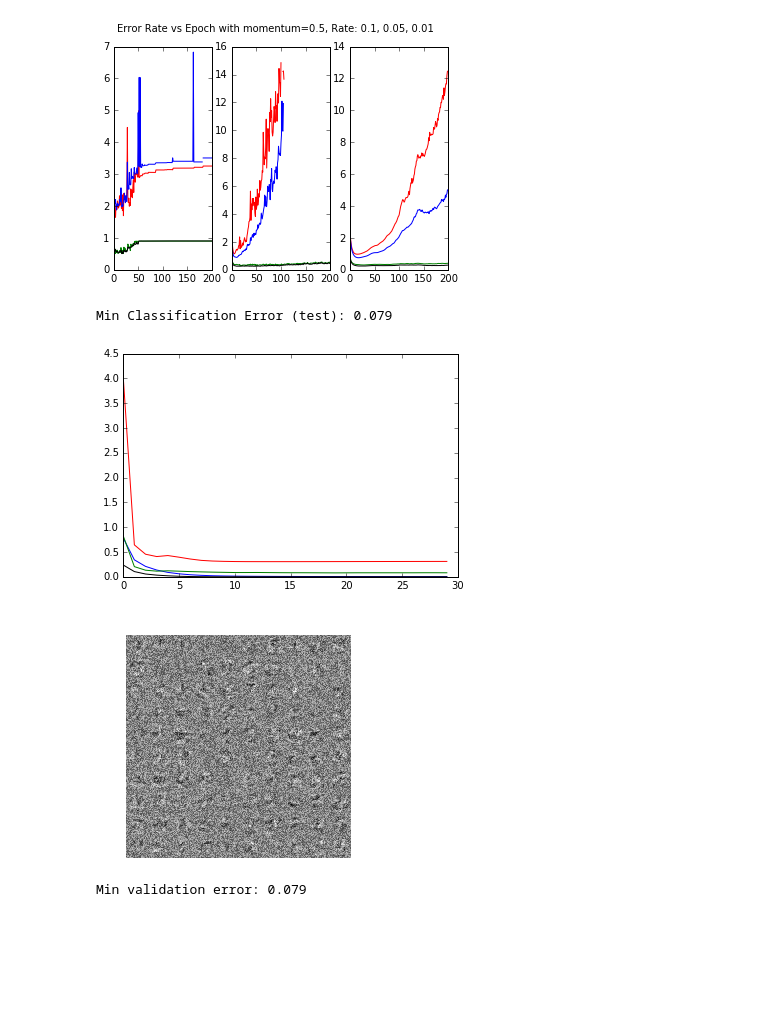
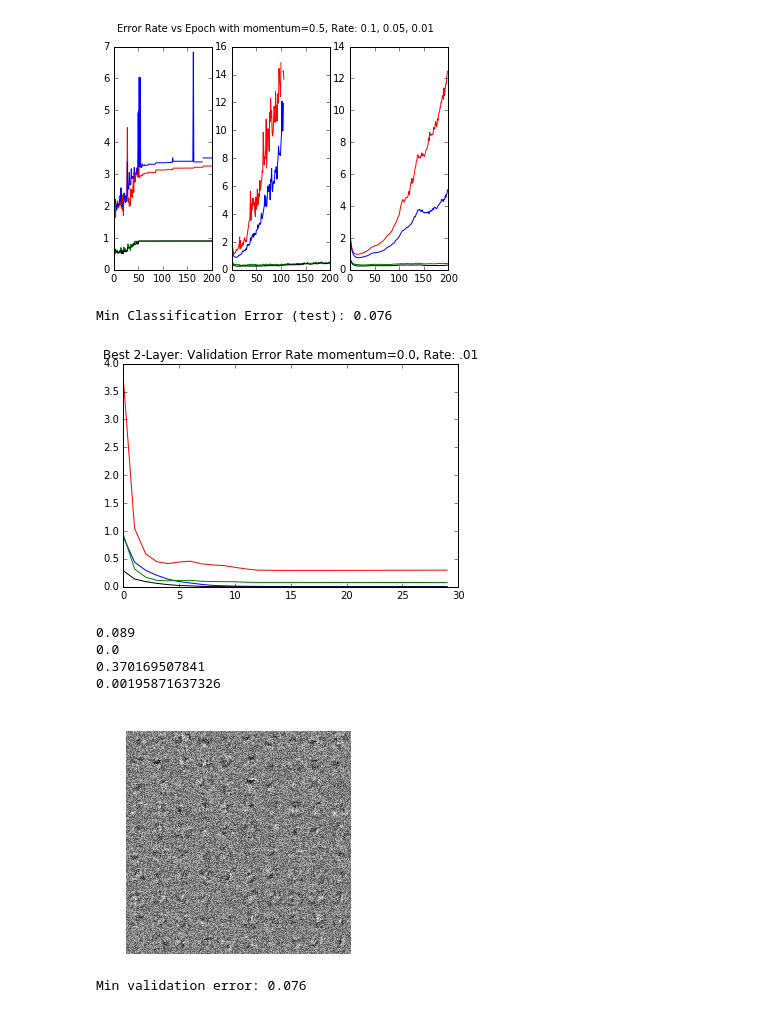
Before and after one commit to sjobeek/deeplearning_cmu, a Jupyter notebook: hw1_backprop/hw1_code_submission.ipynb, the cells around one changed output. Drawn from its saved outputs; the diff is of its cells as text; code cells hidden in the pictures; blank space fills up the shorter version.

```diff
--- a/hw1_backprop/hw1_code_submission.ipynb
+++ b/hw1_backprop/hw1_code_submission.ipynb
@@ -157,5 +160,5 @@ fig = nnbp.plot_100(dropout_result['W1'])
 # %% [output]
 [figure]
 # %%
-results_hidden_dropout = [nnbp.train_singlelayer(epochs=100, rate = 0.05, momentum = 0,
-                                        n_hidden=h, dropout=0.5) for h in [20, 100, 200, 500]]
+results_hidden_dropout = [nnbp.train_singlelayer(epochs=50, rate = 0.05, momentum = 0,
+                                        n_hidden=h, dropout=0.5) for h in [20, 100, 200]]
@@ -162,5 +186,6 @@ results_hidden_dropout = [nnbp.train_singlelayer(epochs=100, rate = 0.05, moment
 # %% [markdown]
 ### g) Best Single-Layer Network
 # %%
-best_set = nnbp.train_singlelayer(epochs=30, rate=0.05, momentum=0.0, validation=True)
+best_set = nnbp.train_singlelayer(epochs=30, rate=0.05,
+                                  momentum=0.0, validation=True)
 # %%
@@ -268,23 +309,34 @@ Min Classification Error (test): 0.301
 best_set_2layer_dropout = nnbp.train_twolayer(epochs=30, rate=0.05, momentum=0.0,
                                               validation=True, dropout=0.5)
 # %%
-best_set_2layer = nnbp.train_twolayer(epochs=30, rate=0.05, momentum=0.0, validation=True)
+best_set_2layer = nnbp.train_twolayer(epochs=30, rate=0.05,
+                                      momentum=0.0, validation=True)
 # %%
 plt.plot(best_set_2layer['ce_test_per_epoch'], c='r')
 plt.plot(best_set_2layer['ce_train_per_epoch'], c='b')
 plt.plot(best_set_2layer['class_test_per_epoch'], c='g')
 plt.plot(best_set_2layer['class_train_per_epoch'], c='k')
 print('Min Classification Error (test):',
           min(best_set_2layer['class_test_per_epoch']))
-fig.suptitle("Best 2-Layer Result: Validation Error Rate vs Epoch with momentum=0.0, Rate: .05")
-fig.savefig("two_layer_best.png")
+plt.title("Best 2-Layer: Validation Error Rate momentum=0.0, Rate: .01")
+plt.savefig("two_layer_best.png")
 # %% [output]
-Min Classification Error (test): 0.079
+Min Classification Error (test): 0.076
-[figure, old version]
+[figure, new version]
+# %%
+print( min(best_set_2layer['class_test_per_epoch']))
+print( min(best_set_2layer['class_train_per_epoch']))
+print( min(best_set_2layer['ce_test_per_epoch']))
+print( min(best_set_2layer['ce_train_per_epoch']))
+# %% [output]
+0.089
+0.0
+0.370169507841
+0.00195871637326
 # %%
-fig = nnbp.plot_100(best_set['W1'])
-print('Min validation error:', np.min(best_set['class_test_per_epoch']))
-fig.savefig('two_layer_best_features.png')ac
+fig = nnbp.plot_100(best_set_2layer['W1'])
+print('Min validation error:', np.min(best_set_2layer['class_test_per_epoch']))
+fig.savefig('two_layer_best_features.png')
 # %% [output]
-[figure, old version]
+[figure, new version]
-Min validation error: 0.079
+Min validation error: 0.076
```
Also changed, not shown: parts of 6 cells of this notebook, 23 other files.
